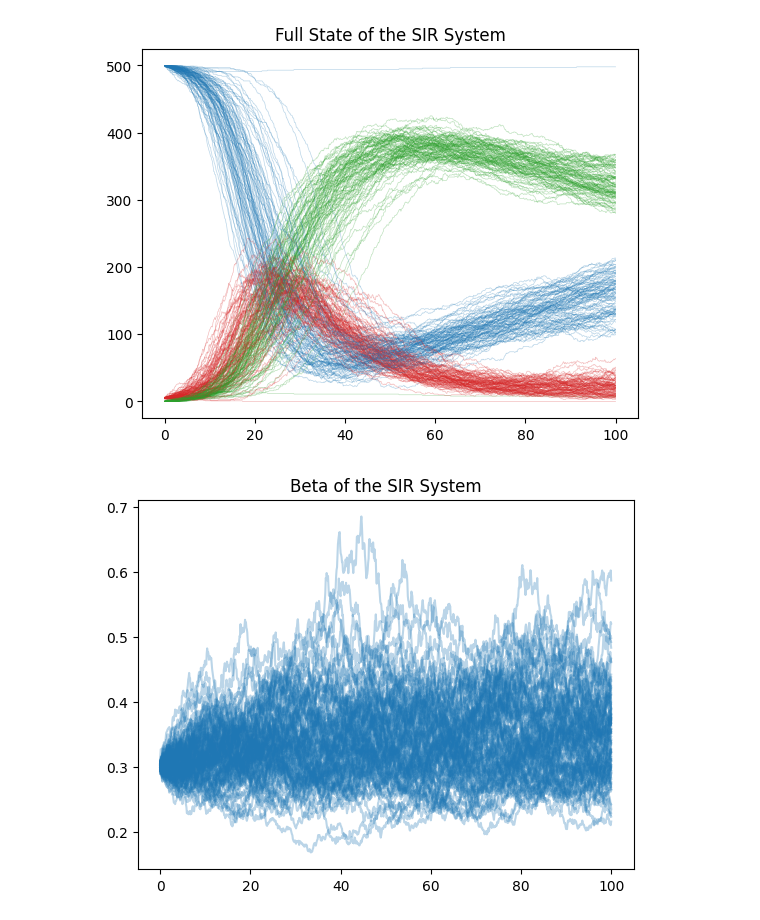
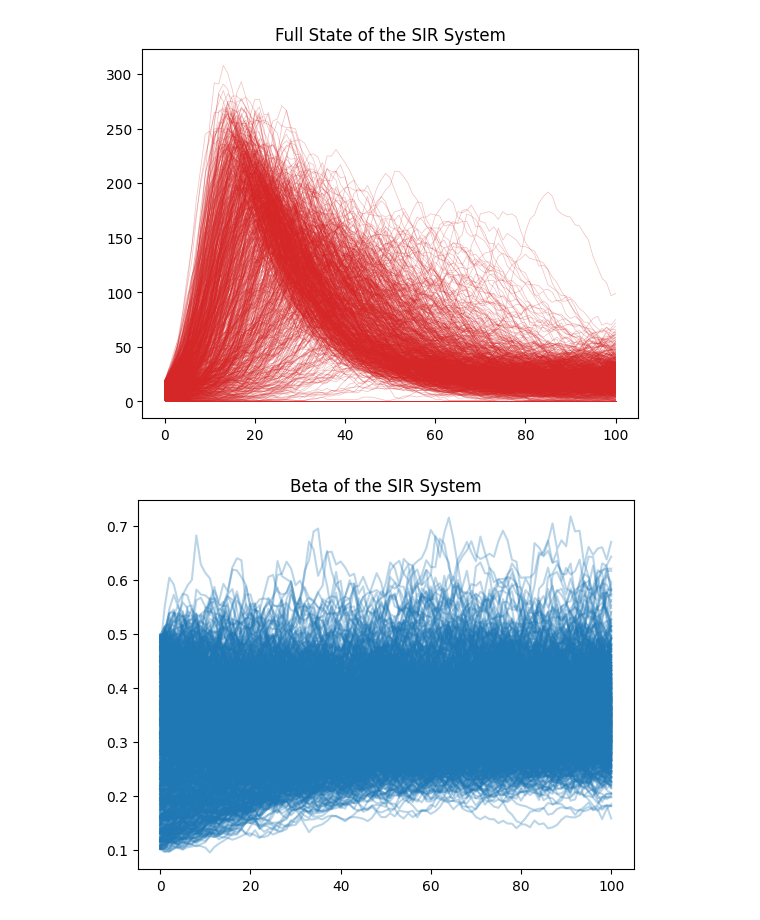
Before and after one commit to Averydx/bayesian_inf, a Jupyter notebook: SIR_rank_histogram.ipynb, the cells around one changed output. Cells and saved outputs as stored; diff of their text form; code cells hidden in the pictures.

```diff
--- a/SIR_rank_histogram.ipynb
+++ b/SIR_rank_histogram.ipynb
@@ -7,10 +10,10 @@ import jax
 import matplotlib.pyplot as plt
 # %%
 def model(x0, theta, key,days, delta_t):
-    gamma, xi = theta
-    log_beta_damping = 1 / 35
-    log_beta_mean = jnp.log(0.35)
-    log_beta_standard_deviation = 0.20
+    gamma,xi,damping,log_mean,log_std = theta
+    log_beta_damping = damping
+    log_beta_mean = log_mean
+    log_beta_standard_deviation = log_std
 
     A = jnp.exp(-log_beta_damping * delta_t)
     M = log_beta_mean * (jnp.exp(-log_beta_damping * delta_t) - 1)
@@ -48,37 +51,61 @@ def model(x0, theta, key,days, delta_t):
             [S, I, R, log_beta]
         )
 
-    return jax.lax.scan(
+    _,loop_val = jax.lax.scan(
         tau_step,
         init=(x0, key),
-        xs=jnp.arange(0, days + delta_t, delta_t),
+        xs=jnp.arange(0, days, delta_t),
     )
+
+    return jnp.concatenate((x0[jnp.newaxis,:],loop_val))
 # %%
-theta = (0.1,1/90)
-delta_t = 0.1
+theta = (0.1, 1 / 90,1/35,jnp.log(0.35),0.2)
+delta_t = 1.0
 days = 100
 rng_key = jax.random.key(0)
 
-num_models  = 100
-keys = jax.random.split(rng_key,num_models)
-x0 = jnp.full(shape = (num_models,4),fill_value = jnp.array([500.,5.,0.,jnp.log(0.3)]))
+num_models = 1000
+keys = jax.random.split(rng_key, num_models)
 
-_,full_state = jax.vmap(model,in_axes = (0,None,0,None,None))(x0,theta,keys, days,delta_t)
+SIR_init_key, rng_key = jax.random.split(rng_key)
+beta_init_key, rng_key = jax.random.split(rng_key)
+I_x0 = jax.random.randint(SIR_init_key,minval = 0,maxval = 20,shape = (num_models,))
 
-colors = ['tab:blue','tab:red','tab:green']
-plt.title('Full State of the SIR System')
+x0 = jnp.full(
+    shape=(num_models, 3), fill_value=jnp.array([500, 0, 0])
+)
+
+x0 = x0.at[:,0].set(x0[:,0] - I_x0)
+x0 = x0.at[:,1].set(x0[:,1] + I_x0)
+
+beta_x0 = jax.random.uniform(beta_init_key,shape = (num_models,),minval = 0.1,maxval = 0.5)
+
+beta_x0 = beta_x0[...,jnp.newaxis]
+
+x0 = jnp.concatenate((x0,jnp.log(beta_x0)),axis = -1)
+
+full_state = jax.vmap(model, in_axes=(0, None, 0, None, None))(
+    x0, theta, keys, days, delta_t
+)
+
+plt.title("Full State of the SIR System")
 for model_index in range(num_models):
-    for state in range(3):
-        plt.plot(jnp.arange(0,days+delta_t,delta_t),full_state[model_index,:,state],lw = 0.5,alpha = 0.3, color = colors[state])
+    plt.plot(
+        jnp.arange(0, days + delta_t, delta_t),
+        full_state[model_index, :, 1],
+        lw=0.5,
+        alpha=0.3,
+        color="tab:red",
+    )
 plt.show()
 # %% [output]
-[figure, old version]
+[figure, new version]
 # %%
 plt.title('Beta of the SIR System')
-plt.plot(jnp.arange(0,days+delta_t,delta_t),jnp.exp(full_state[:,:,4]).T,color = 'tab:blue',alpha = 0.3)
+plt.plot(jnp.arange(0,days+delta_t,delta_t),jnp.exp(full_state[:,:,3]).T,color = 'tab:blue',alpha = 0.3)
 plt.show()
 # %% [output]
-[figure, old version]
+[figure, new version]
 # %%
 ### Forecasting
 
```
Also changed, not shown: parts of 5 cells of this notebook, 4 other files.
